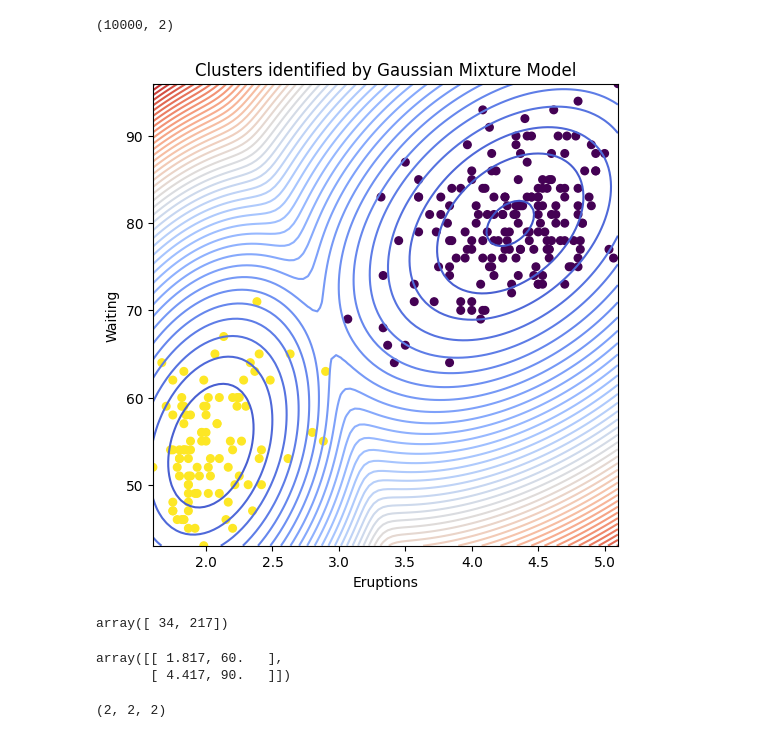
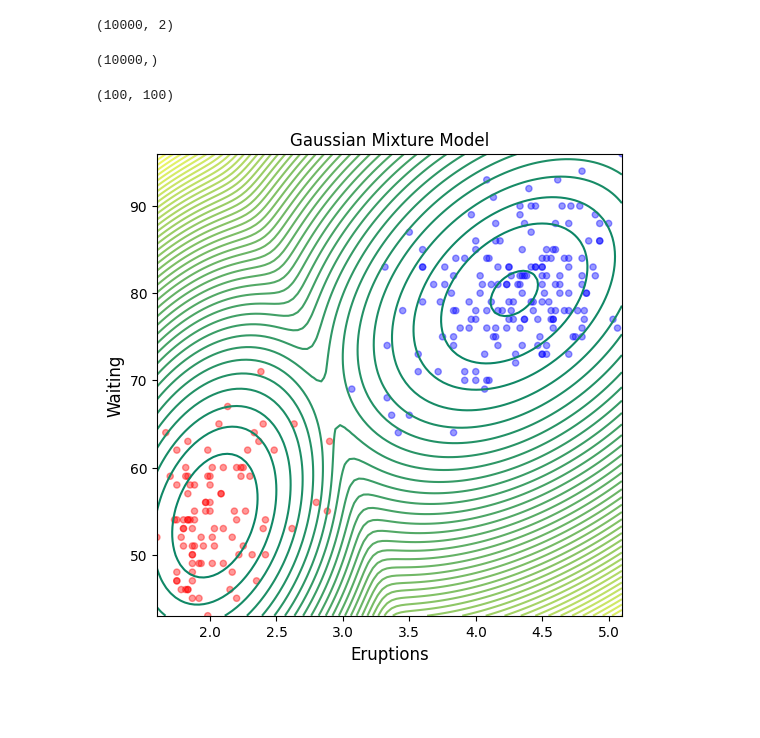
Before and after one commit to mirko-leccese/The-Machine-Learning-Project, a Jupyter notebook: clustering/gmm.ipynb, the cells around one changed output. Saved outputs shown, nothing was run; the diff lists cells and outputs as text; code cells hidden in the pictures; blank space fills up the shorter version.

```diff
--- a/clustering/gmm.ipynb
+++ b/clustering/gmm.ipynb
@@ -117,5 +161,5 @@ gmm.fit(X)
 # %% [output]
 GaussianMixture(n_components=2, random_state=42)
 # %%
-# Step 4: Predict the cluster for each data point
-labels = gmm.predict(X)
+# Predict the cluster for each data point
+gmm_labels = gmm.predict(X)
@@ -137,0 +189,4 @@ Z = Z.reshape(Xx.shape)
+# %%
+Z.shape
+# %% [output]
+(10000,)
@@ -138,13 +197,21 @@ Z = Z.reshape(Xx.shape)
+# %%
+Z.shape
+# %% [output]
+(100, 100)
 # %%
-# Step 5: Visualize the clusters
+# Visualize clusters and contour
 fig, ax = plt.subplots(figsize=(6,6))
 
-ax.scatter(X[:, 0], X[:, 1], c=labels, s=30, cmap='viridis')
-ax.set_title("Clusters identified by Gaussian Mixture Model")
-ax.set_xlabel("Eruptions")
-ax.set_ylabel("Waiting")
+gmm_colors = ["red" if x==1 else "blue" for x in gmm_labels]
+
+ax.scatter(X[:, 0], X[:, 1], c=gmm_colors, s=20, alpha=0.4)
+
+ax.set_xlabel("Eruptions", fontsize=12)
+ax.set_ylabel("Waiting", fontsize=12)
+ax.set_title("Gaussian Mixture Model")
+
 # Plot the contour lines
-plt.contour(Xx, Yy, Z, levels=50, cmap="coolwarm", zorder=1)
+plt.contour(Xx, Yy, Z, levels=50, cmap="summer", zorder=1)
 plt.show()
 # %% [output]
-[figure, old version]
+[figure, new version]
@@ -164,13 +217,0 @@ n_samples, n_features = X.shape
-# %%
-np.random.choice(n_samples, 2, False)
-# %% [output]
-array([ 34, 217])
-# %%
-X[np.random.choice(n_samples, 2, False)]
-# %% [output]
-array([[ 1.817, 60.   ],
-       [ 4.417, 90.   ]])
-# %%
-np.array([np.eye(2) for _ in range(2)])
-# %% [output]
-(2, 2, 2)
```
Also changed, not shown: parts of 52 cells of this notebook.
